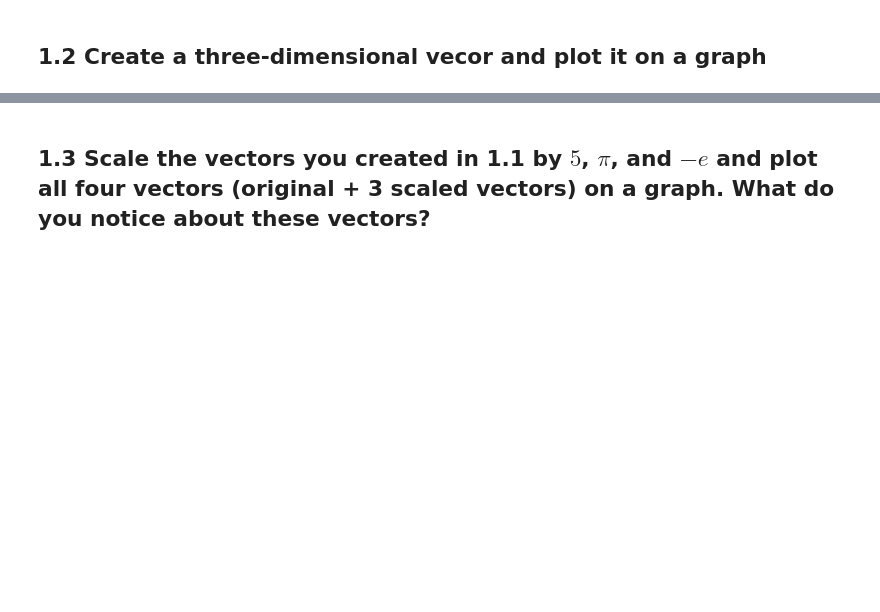
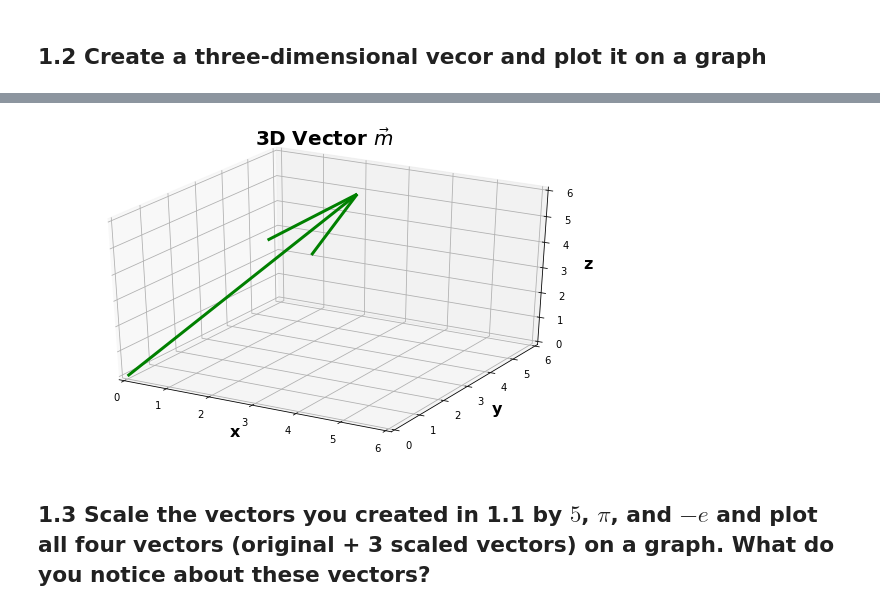
Before and after one commit to bloominstituteoftechnology/DS-Unit-1-Sprint-3-Linear-Algebra, a Jupyter notebook: module1-vectors-and-matrices/LS_DS_131_Vectors_and_Matrices_Assignment.ipynb, the cells around one changed output, grey strips where cells are left out. Drawn from its saved outputs; the diff is of its cells as text; code cells hidden in the pictures; blank space fills up the shorter version.

```diff
--- a/module1-vectors-and-matrices/LS_DS_131_Vectors_and_Matrices_Assignment.ipynb
+++ b/module1-vectors-and-matrices/LS_DS_131_Vectors_and_Matrices_Assignment.ipynb
@@ -13,3 +66,23 @@ For the questions below it is not sufficient to simply provide answer to the que
+# %%
+# Display 'vec_b' in a 3D graph:
+# Import the Axes3D library:
+from mpl_toolkits.mplot3d import Axes3D
+
+# Create the 3D graph:
+fig = plt.figure(facecolor='white', figsize=(10, 6))
+ax = fig.add_subplot(111, projection='3d')
+plt.title(r'3D Vector $\vec m$', size=20, fontweight='bold')
+
+# Use .quiver to graph the list:
+ax.quiver(x, y, z, u, v, w, length=1, color='green', linewidth=3)
+ax.set_xlim([0, 6])
+ax.set_ylim([0, 6])
+ax.set_zlim([0, 6])
+ax.set_xlabel('x', size=16, fontweight='bold')
+ax.set_ylabel('y', size=16, fontweight='bold')
+ax.set_zlabel('z', size=16, fontweight='bold');
+# %% [output]
+[figure, added]
 # %% [markdown]
 ## 1.3 Scale the vectors you created in 1.1 by $5$, $\pi$, and $-e$ and plot all four vectors (original + 3 scaled vectors) on a graph. What do you notice about these vectors?
 # %%
```
Also changed, not shown: parts of 29 cells of this notebook.
